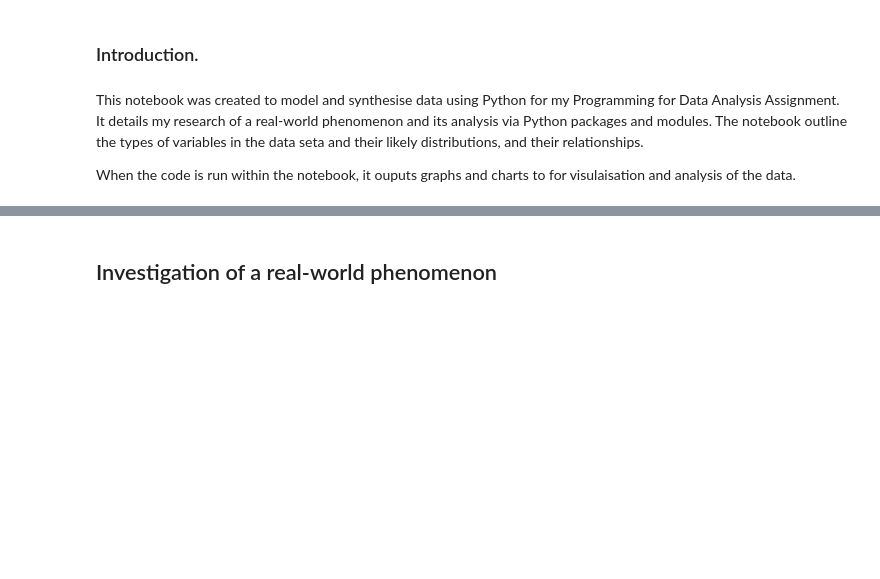
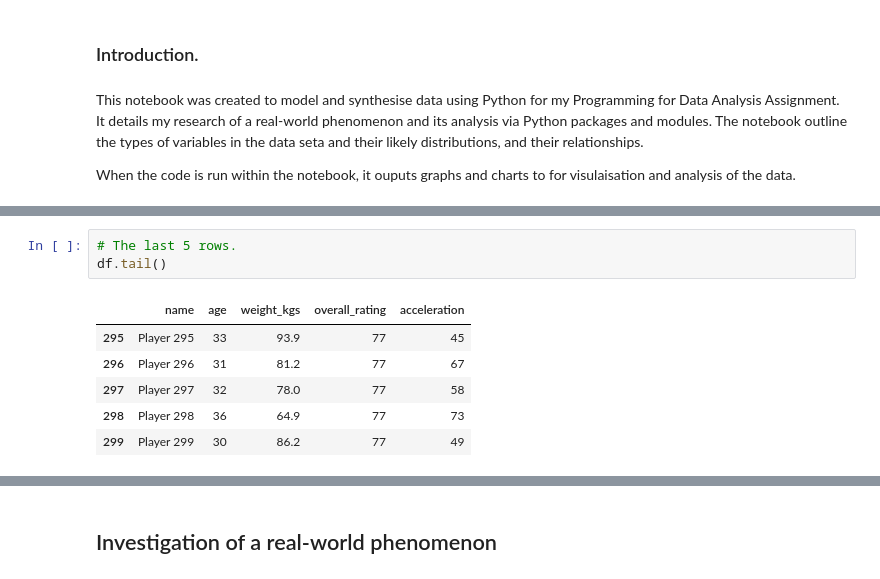
Before and after one commit to conortierney/Prog_for_DA_Assignment, a Jupyter notebook: Prog_for_DA_Assignment.ipynb, the cells around one changed output, grey strips where cells are left out. Cells and saved outputs as stored; diff of their text form; blank space fills up the shorter version.

```diff
--- a/Prog_for_DA_Assignment.ipynb
+++ b/Prog_for_DA_Assignment.ipynb
@@ -16,0 +71,10 @@ time series?
+# %%
+# The last 5 rows.
+df.tail()
+# %% [output]
+|  | name | age | weight_kgs | overall_rating | acceleration |
+| 295 | Player 295 | 33 | 93.9 | 77 | 45 |
+| 296 | Player 296 | 31 | 81.2 | 77 | 67 |
+| 297 | Player 297 | 32 | 78.0 | 77 | 58 |
+| 298 | Player 298 | 36 | 64.9 | 77 | 73 |
+| 299 | Player 299 | 30 | 86.2 | 77 | 49 |
```
Also changed, not shown: parts of 27 cells of this notebook.
